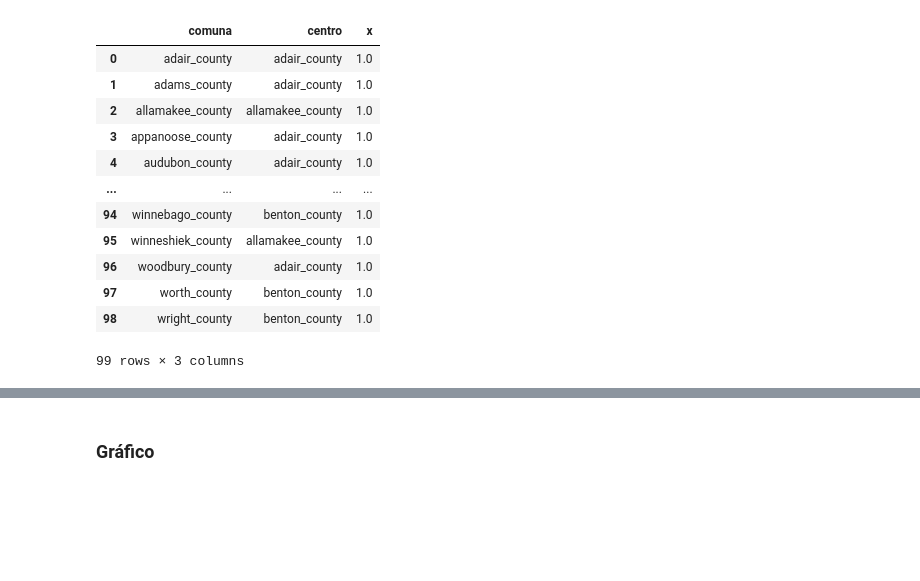
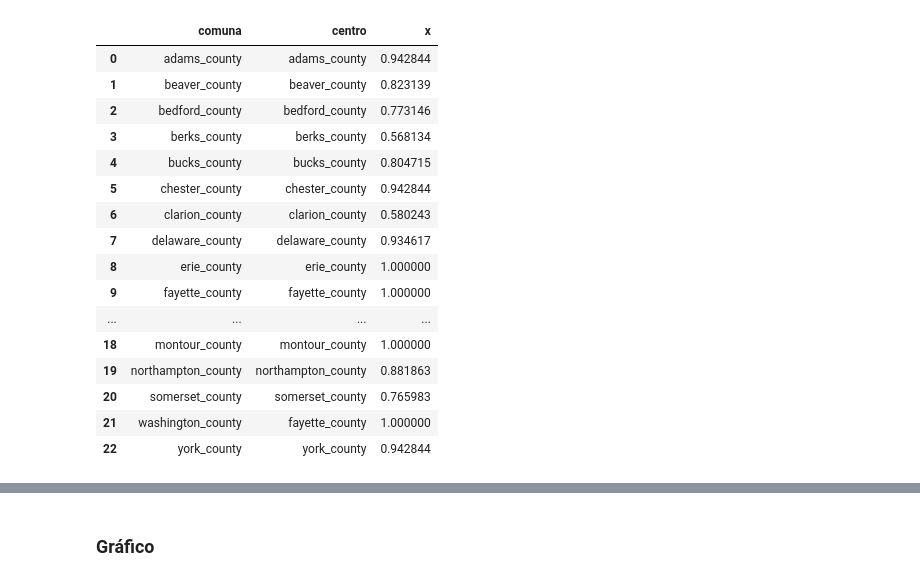
Before and after one commit to Andresdiazdcd/Tesis, a Jupyter notebook: Códigos/main_eeuu.ipynb, the cells around one changed output, grey strips where cells are left out. Drawn from its saved outputs; the diff is of its cells as text; code cells hidden in the pictures; blank space fills up the shorter version.

```diff
--- a/Códigos/main_eeuu.ipynb
+++ b/Códigos/main_eeuu.ipynb
@@ -18,12 +28,12 @@ from modelos import (modelo_con_limite, modelo_centros_fijos_con_limite,
                      modelo_sin_limite, modelo_IP)
 # %%
-comunas = pd.read_excel('DataEEUU/data_eeuu_procesada/comunas_ia.xlsx')
-distancias = pd.read_excel('DataEEUU/data_eeuu_procesada/distancias_ia.xlsx')
+comunas = pd.read_excel('DataEEUU2/data_eeuu_procesada_county_muni/comunas_pa.xlsx')
+distancias = pd.read_excel('DataEEUU2/data_eeuu_procesada_county_muni/distancias_pa.xlsx')
 # %%
-with open('DataEEUU/data_eeuu_procesada/s_nuevo_ia.txt', 'r') as dict_file:
+with open('DataEEUU2/data_eeuu_procesada_county_muni/s_nuevo_pa.txt', 'r') as dict_file:
     dict_text = dict_file.read()
     dict_s = eval(dict_text)
 # %%
-R = obtener_comunas(comunas, "iowa")
+#R = obtener_comunas(comunas, "iowa")
 #R = obtener_comunas(comunas, "wisconsin")
-#R = obtener_comunas(comunas, "pennsylvania")
+R = obtener_comunas(comunas, "pennsylvania")
@@ -83,6 +40,6 @@ from collections import defaultdict
 # %%
 
-modelo_sin_limite_ia = modelo_IP(0.001, R, 4, dict_s, comunas)
+modelo_sin_limite_pa = modelo_sin_limite(0.00001, R, 17, dict_s, comunas)
 # %% [output]
 Set parameter Username
 Set parameter LicenseID to value 2819129
@@ -104,25 +68,29 @@ El código se ejecutó en 16.65 segundos
 # %%
 filas = []
 
-for v in modelo_sin_limite_ia.getVars():
+for v in modelo_sin_limite_pa.getVars():
     if v.VarName.startswith("asignaciones_ij[") and v.X > 0.5:
         inside = v.VarName[v.VarName.find("[")+1:v.VarName.find("]")]
         i, j = [p.strip() for p in inside.split(",")]
         filas.append({"comuna": i, "centro": j, "x": v.X})
 
 df_asig = pd.DataFrame(filas)
 display(df_asig)
 # %% [output]
 |  | comuna | centro | x |
-| 0 | adair_county | adair_county | 1.0 |
-| 1 | adams_county | adair_county | 1.0 |
-| 2 | allamakee_county | allamakee_county | 1.0 |
-| 3 | appanoose_county | adair_county | 1.0 |
-| 4 | audubon_county | adair_county | 1.0 |
+| 0 | adams_county | adams_county | 0.942844 |
+| 1 | beaver_county | beaver_county | 0.823139 |
+| 2 | bedford_county | bedford_county | 0.773146 |
+| 3 | berks_county | berks_county | 0.568134 |
+| 4 | bucks_county | bucks_county | 0.804715 |
+| 5 | chester_county | chester_county | 0.942844 |
+| 6 | clarion_county | clarion_county | 0.580243 |
+| 7 | delaware_county | delaware_county | 0.934617 |
+| 8 | erie_county | erie_county | 1.000000 |
+| 9 | fayette_county | fayette_county | 1.000000 |
 | ... | ... | ... | ... |
-| 94 | winnebago_county | benton_county | 1.0 |
-| 95 | winneshiek_county | allamakee_county | 1.0 |
-| 96 | woodbury_county | adair_county | 1.0 |
-| 97 | worth_county | benton_county | 1.0 |
-| 98 | wright_county | benton_county | 1.0 |
+| 18 | montour_county | montour_county | 1.000000 |
+| 19 | northampton_county | northampton_county | 0.881863 |
+| 20 | somerset_county | somerset_county | 0.765983 |
+| 21 | washington_county | fayette_county | 1.000000 |
+| 22 | york_county | york_county | 0.942844 |
-99 rows × 3 columns
```
Also changed, not shown: parts of 18 cells of this notebook, 8 other files.
